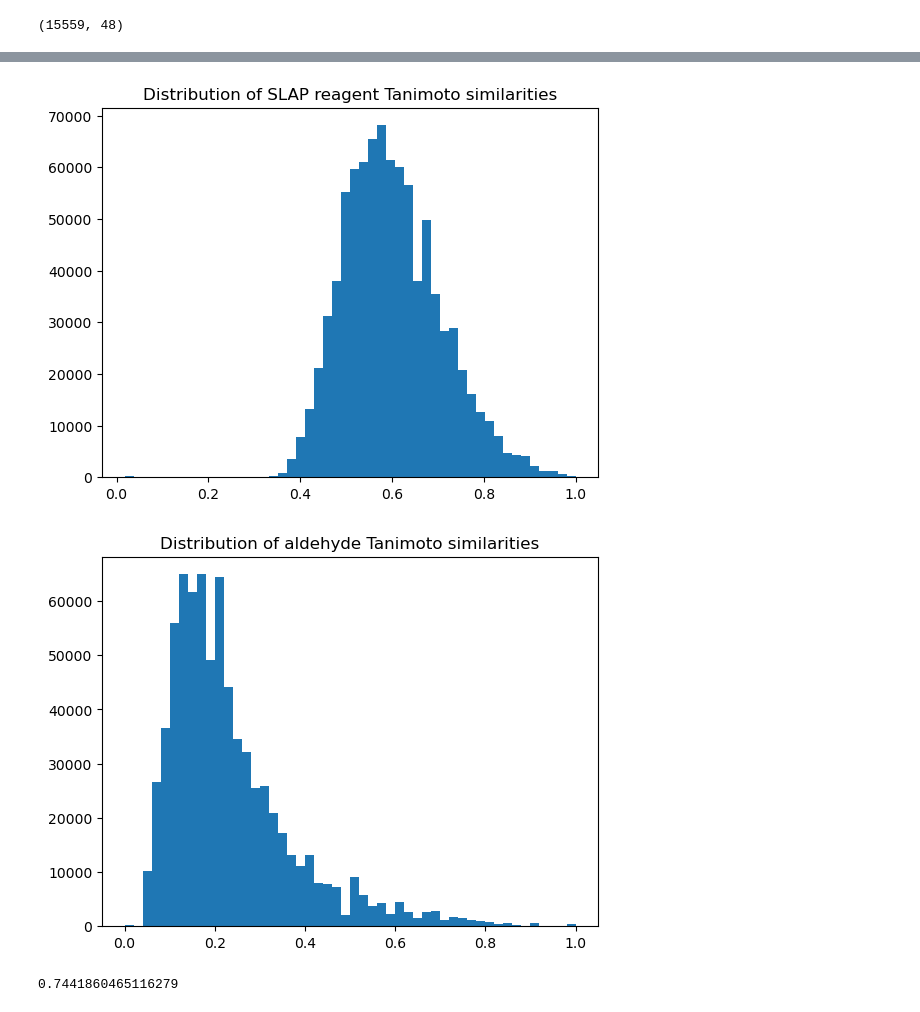
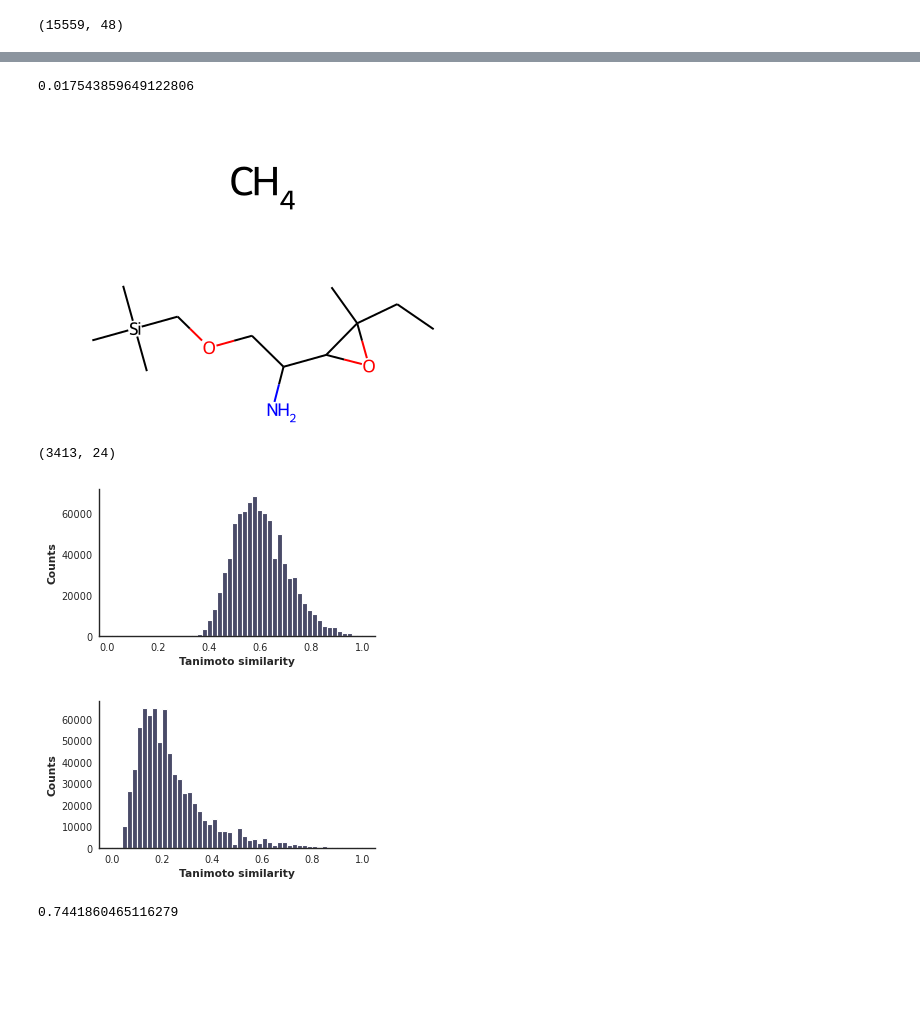
Before and after one commit to jugoetz/slap-platform-predict, a Jupyter notebook: notebooks/similarity_measure_development.ipynb, the cells around one changed output, grey strips where cells are left out. Drawn from its saved outputs; the diff is of its cells as text; code cells hidden in the pictures; blank space fills up the shorter version.

Commit message:
improve plots

```diff
--- a/notebooks/similarity_measure_development.ipynb
+++ b/notebooks/similarity_measure_development.ipynb
@@ -35,10 +27,10 @@ WARNING:root:No normalization for BCUT2D_MRLOW
 # Import product SMILES and generate reactionSMILES. This will take some time.
 # This will throw warnings if any reactions cannot be generated,
 # e.g. if there are two morpholines in the same product.
-raw_dir = pathlib.Path("../data/")  # <-- change me
-filename_base = "tsne_plot_2023-02-03_smiles_only_random"  # <-- change me
+raw_dir = pathlib.Path("../../SLAP_library/data/")  # <-- change me
+filename = "tsne_plot_2023-02-03_smiles_only_random.csv"  # <-- change me
 valid_idx_file = None  # <-- change me or set me to None
-df = import_valid_smiles_from_vl(raw_dir, filename_base, valid_idx_file=valid_idx_file)
+df = import_valid_smiles_from_vl(raw_dir, filename, valid_idx_file=valid_idx_file)
 data = SLAPProductDataset(smiles=df["smiles"].values.tolist())
 # %% [output]
 WARNING: Could not generate reaction for product with index 2190. Using dummy reaction.
@@ -98,0 +91,16 @@ array([[0.47887324, 0.52631579, 0.48214286, ..., 0.64814815, 0.47368421,
+# %%
+similarities_slap[3413,24]
+# %% [output]
+0.017543859649122806
+# %%
+data.reactants[3413][0]
+# %% [output]
+[figure, added]
+# %%
+data.reactants[24][0]
+# %% [output]
+[figure, added]
+# %%
+np.unravel_index(np.argmin(similarities_slap), similarities_slap.shape)
+# %% [output]
+(3413, 24)
@@ -99,16 +109,47 @@ array([[0.47887324, 0.52631579, 0.48214286, ..., 0.64814815, 0.47368421,
+# %%
+# set the theme here
+#sns.set_theme(font_scale=.7, context="paper", style="whitegrid")
+
+sns.set_theme(context="paper",
+              style="white",
+              font_scale=0.8,
+              rc={"savefig.transparent": True,
+                  "axes.grid": False,
+                  "axes.spines.bottom": True,
+                  "axes.spines.left": True,
+                  "axes.spines.right": False,
+                  "axes.spines.top": False,
+                  "font.family":'sans-serif',
+                  "font.sans-serif":["Helvetica", "Arial"],
+                  "xtick.major.pad": 0.0,
+                  "xtick.minor.pad": 0.0,
+                  "ytick.major.pad": 0.0,
+                  "ytick.minor.pad": 0.0,
+                  "axes.labelweight": "bold",
+                  "axes.labelpad": 2.5,  # standard is 4.0
+                  "axes.xmargin": .05,
+                 },
+             )
 # %%
-plt.figure()
-plt.hist(similarities_slap.flatten(), bins=50)
-plt.title("Distribution of SLAP reagent Tanimoto similarities")
-plt.show()
+# Distribution of SLAP reagent Tanimoto similarities
+plt.figure(figsize=(3.5, 2))
+plt.hist(similarities_slap.flatten(), bins=50, color="#4A4B68")
+plt.xlabel("Tanimoto similarity")
+plt.ylabel("Counts")
+plt.tight_layout()
+plt.savefig("../data/FigS7_SLAP-similarity-histogram.svg", format="svg")
 # %% [output]
-[figure, old version]
+[figure, new version]
 # %%
-plt.hist(similarities_aldehyde.flatten(), bins=50)
-plt.title("Distribution of aldehyde Tanimoto similarities")
-plt.show()
+# Distribution of aldehyde Tanimoto similarities
+plt.figure(figsize=(3.5, 2))
+plt.hist(similarities_aldehyde.flatten(), bins=50, color="#4A4B68")
+plt.xlabel("Tanimoto similarity")
+plt.ylabel("Counts")
+plt.tight_layout()
+plt.savefig("../data/FigS7_Aldehyde-similarity-histogram.svg", format="svg")
 # %% [output]
-[figure, old version]
+[figure, new version]
 # %%
 np.quantile(similarities_slap.flatten(), 0.90)
 # %% [output]
```
Also changed, not shown: parts of 3 cells of this notebook.
